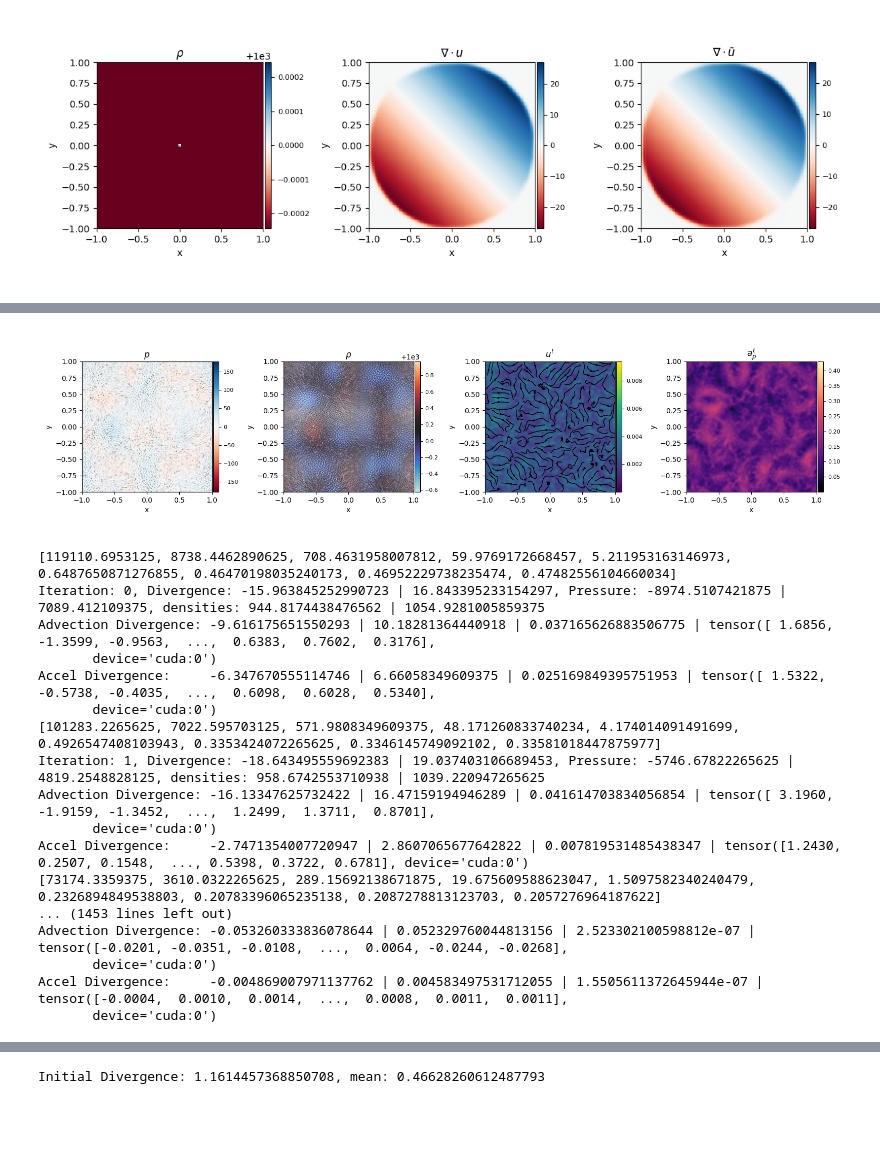
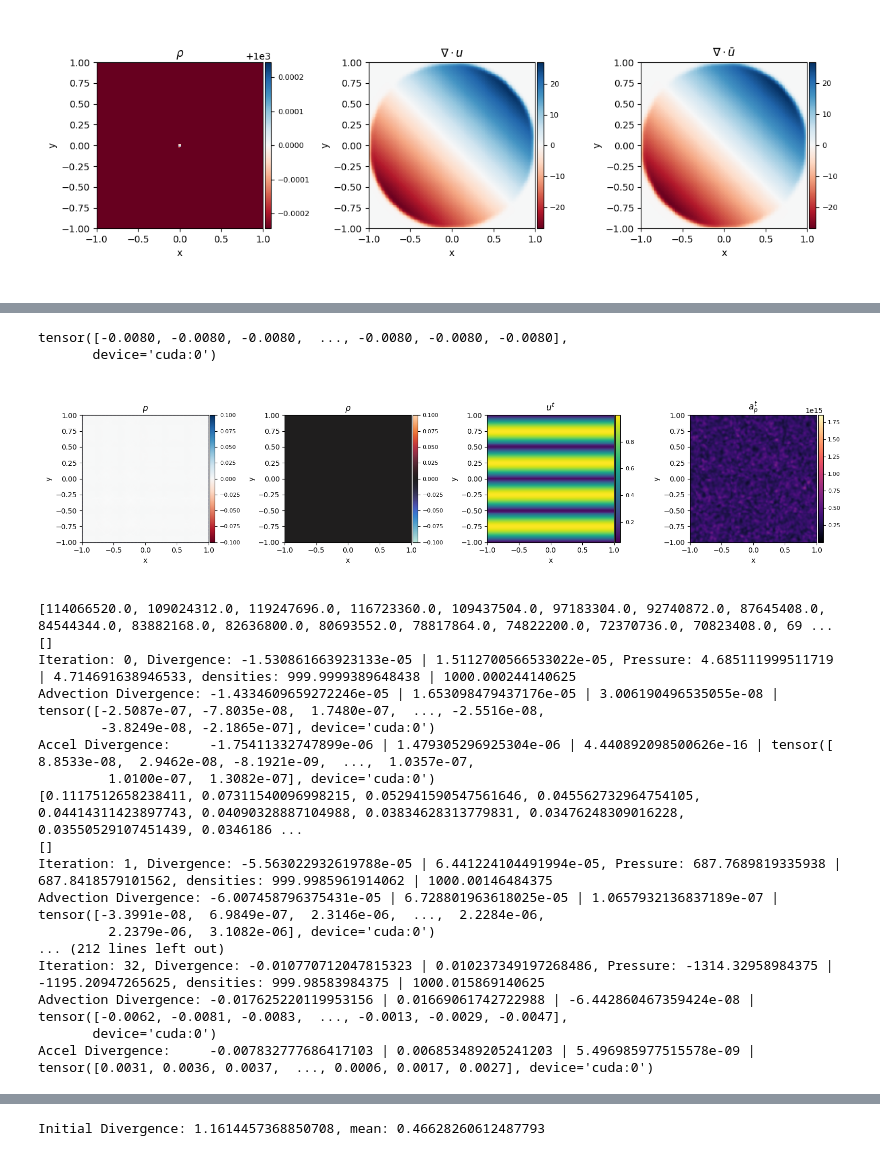
Before and after one commit to wi-re/diffSPH, a Jupyter notebook: partiBench/BiCG.ipynb, the cells around one changed output, grey strips where cells are left out. Saved outputs shown, nothing was run; the diff lists cells and outputs as text; code cells hidden in the pictures; blank space fills up the shorter version.

```diff
--- a/partiBench/BiCG.ipynb
+++ b/partiBench/BiCG.ipynb
@@ -1338 +1349,12 @@ fig.tight_layout()
+# %%
+from diffSPH.v2.sparse import cg as cg_sparse
+
+solverState = copy.deepcopy(initialState)
+
+# solverState['fluid']['velocities'][:,0] =  -torch.clamp(1 - (solverState['fluid']['positions'][:,0]**2 + solverState['fluid']['positions'][:,1]**2), min = 0) * 10
+# solverState['fluid']['velocities'][:,1] =  -torch.clamp(1 - (solverState['fluid']['positions'][:,0]**2 + solverState['fluid']['positions'][:,1]**2), min = 0) * 10
+
+
+solverState['fluid']['velocities'][:,0] = torch.sin(2 * np.pi * solverState['fluid']['positions'][:,0])
+solverState['fluid']['velocities'][:,1] = 0
 # %%
@@ -1450,56 +1608,77 @@ Accel Divergence:     -9.581100463867188 | 10.362763404846191 | 0.04503930732607
+# %%
+finalDiv/accDiv
+# %% [output]
+tensor([-0.0080, -0.0080, -0.0080,  ..., -0.0080, -0.0080, -0.0080],
+       device='cuda:0')
+# %%
+solverState = copy.deepcopy(initialState)
+
+solverState['fluid']['velocities'][:,0] = torch.sin(solverState['fluid']['positions'][:,1] * 2 * np.pi)
+solverState['fluid']['velocities'][:,1] = 0
+solverState['fluid']['pressure'] = torch.zeros_like(solverState['fluid']['densities'])
 # %%
 fig, axis = plt.subplots(1,4, figsize = (16,4), squeeze = False)
 
 
 visualizationState = prepVisualizationState(solverState, config, grid = True)
 # plotRegions(regions, axis[0,0])
 # plotRegions(regions, axis[0,1])
 
 s = 0.25
 div = computeDivergence(solverState['fluid'], solverState['fluid'], solverState['fluid']['neighborhood'], config)
 
 
 pressurePlot = visualizeParticleQuantity(fig, axis[0,0], config, visualizationState, quantity =
                                       'pressure',
                                       mapping = '.x', s = s,
                           scaling = 'sym', gridVisualization=False, cmap = 'RdBu', title = '$p$', which = 'fluid', plotBoth = False, midPoint = 0, streamLines = False)
 rhoPlot = visualizeParticleQuantity(fig, axis[0,1], config, visualizationState, quantity =
-                                      'densities',
+                                      'pressure',
                                       mapping = '.x', s = s,
-                          scaling = 'RdBu', gridVisualization=False, cmap = 'icefire', streamLines = False, operation = None, title = '$\\rho$', plotBoth = False, which = 'fluid', midPoint = 1000)
+                          scaling = 'RdBu', gridVisualization=True, cmap = 'icefire', streamLines = False, operation = None, title = '$\\rho$', plotBoth = False, which = 'fluid', midPoint = 1000)
 velPlot = visualizeParticleQuantity(fig, axis[0,2], config, visualizationState, quantity =
                                       'velocities' ,
                                       mapping = 'L2', s = s,
-                          scaling = 'lin', gridVisualization=True, cmap = 'viridis', streamLines = True, operation = None, title = '$u^t$', plotBoth = False, which = 'fluid', midPoint = 0)
+                          scaling = 'lin', gridVisualization=True, cmap = 'viridis', streamLines = False, operation = None, title = '$u^t$', plotBoth = False, which = 'fluid', midPoint = 0)
 
 accelPlot = visualizeParticleQuantity(fig, axis[0,3], config, visualizationState, quantity =
                                       a_p ,
                                       mapping = 'L2', s = s,
                           scaling = 'lin', gridVisualization=True, cmap = 'magma', streamLines = False, operation = None, title = '$a_p^t$', plotBoth = False, which = 'fluid', midPoint = 0)
 
 
 fig.tight_layout()
 # %% [output]
-[figure, old version]
+[figure, new version]
 # %%
+solverState = copy.deepcopy(initialState)
 
-for i in tqdm(range(256)):
+solverState['fluid']['velocities'][:,0] = torch.sin(solverState['fluid']['positions'][:,1] * 2 * np.pi)
+solverState['fluid']['velocities'][:,1] = 0
+solverState['fluid']['pressure'] = torch.zeros_like(solverState['fluid']['densities'])
+
+
+for i in tqdm(range(33)):
     solverState['time'] += perennialState['dt']
     solverState['timestep'] += 1
 
     searchNeighbors(solverState, config)
+
     solverState['fluid']['densities'], _ = callModule(solverState, computeDensity, config, 'fluid')
     solverState['fluid']['gravityAccel'] = computeGravity(solverState['fluid'], config)
     solverState['fluid']['velocityDiffusion'], _ = callModule(solverState, computeViscosity, config, 'fluid')
     solverState['fluid']['advection'] = solverState['fluid']['gravityAccel'] + solverState['fluid']['velocityDiffusion']
+    solverState['fluid']['advection'][:,0] += torch.sin(2 * np.pi * solverState['fluid']['positions'][:,1]) * solverState['dt']
+
+
     solverState['fluid']['advectionVelocities'] = solverState['fluid']['velocities'] + solverState['fluid']['advection'] * solverState['dt']
     solverState['fluid']['velocityDivergence'] = computeDivergence(solverState['fluid'], solverState['fluid'], solverState['fluid']['neighborhood'], config)
     solverState['fluid']['advectionDivergence'] = computeAdvectionDivergence(solverState['fluid'], solverState['fluid'], solverState['fluid']['neighborhood'], config)
 
 
-    solverState['fluid']['pressure'], iters, convergence = solveISPH(solverState['fluid'], solverState['fluid'], config, solverState['fluid']['neighborhood'])
+    solverState['fluid']['pressure'], iters, convergence, residuals, A, B, M = solveISPH(solverState['fluid'], solverState['fluid'], config, solverState['fluid']['neighborhood'])
 
-    a_p = -sphOperationStates(solverState['fluid'], solverState['fluid'], (solverState['fluid']['pressure'], solverState['fluid']['pressure']), operation = 'gradient', gradientMode='symmetric', neighborhood= solverState['fluid']['neighborhood']) / solverState['fluid']['densities'].view(-1,1)
+    a_p = sphOperationStates(solverState['fluid'], solverState['fluid'], (solverState['fluid']['pressure'], solverState['fluid']['pressure']), operation = 'gradient', gradientMode='summation', neighborhood= solverState['fluid']['neighborhood']) / solverState['fluid']['densities'].view(-1,1)
 
     finalVelocities = solverState['fluid']['advectionVelocities'] + a_p* solverState['dt']
     finalDivergence = sphOperationStates(solverState['fluid'], solverState['fluid'], (finalVelocities, finalVelocities), neighborhood=solverState['fluid']['neighborhood'], operation='divergence')
@@ -1529,7 +1708,7 @@ for i in tqdm(range(256)):
     # print(f'Final Divergence:     {finalDiv.min()} | {finalDiv.max()} | {finalDiv.mean()} | {finalDiv}')
     # print(f'Residual:             {(advDiv - accDiv).min()} | {(advDiv - accDiv).max()} | {(advDiv - accDiv).mean()} | {(advDiv - accDiv)}')
 
-    if i % 16 == 0:
+    if i % 32 == 0:
         searchNeighbors(solverState, config)
         visualizationState = prepVisualizationState(solverState, config, grid = True)
         # visualizationState = prepVisualizationState(perennialState, config)
@@ -1546,20 +1725,20 @@ for i in tqdm(range(256)):
         fig.canvas.flush_events()
         # exportPlot(perennialState, config, fig)
 # %% [output]
-[119110.6953125, 8738.4462890625, 708.4631958007812, 59.9769172668457, 5.211953163146973, 0.6487650871276855, 0.46470198035240173, 0.46952229738235474, 0.47482556104660034]
-Iteration: 0, Divergence: -15.963845252990723 | 16.843395233154297, Pressure: -8974.5107421875 | 7089.412109375, densities: 944.8174438476562 | 1054.9281005859375
-Advection Divergence: -9.616175651550293 | 10.18281364440918 | 0.037165626883506775 | tensor([ 1.6856, -1.3599, -0.9563,  ...,  0.6383,  0.7602,  0.3176],
+[114066520.0, 109024312.0, 119247696.0, 116723360.0, 109437504.0, 97183304.0, 92740872.0, 87645408.0, 84544344.0, 83882168.0, 82636800.0, 80693552.0, 78817864.0, 74822200.0, 72370736.0, 70823408.0, 69 ...
+[]
+Iteration: 0, Divergence: -1.530861663923133e-05 | 1.5112700566533022e-05, Pressure: 4.685111999511719 | 4.714691638946533, densities: 999.9999389648438 | 1000.000244140625
+Advection Divergence: -1.4334609659272246e-05 | 1.653098479437176e-05 | 3.006190496535055e-08 | tensor([-2.5087e-07, -7.8035e-08,  1.7480e-07,  ..., -2.5516e-08,
+        -3.8249e-08, -2.1865e-07], device='cuda:0')
+Accel Divergence:     -1.75411332747899e-06 | 1.479305296925304e-06 | 4.440892098500626e-16 | tensor([ 8.8533e-08,  2.9462e-08, -8.1921e-09,  ...,  1.0357e-07,
+         1.0100e-07,  1.3082e-07], device='cuda:0')
+[0.1117512658238411, 0.07311540096998215, 0.052941590547561646, 0.045562732964754105, 0.04414311423897743, 0.04090328887104988, 0.03834628313779831, 0.03476248309016228, 0.03550529107451439, 0.0346186 ...
+[]
+Iteration: 1, Divergence: -5.563022932619788e-05 | 6.441224104491994e-05, Pressure: 687.7689819335938 | 687.8418579101562, densities: 999.9985961914062 | 1000.00146484375
+Advection Divergence: -6.007458796375431e-05 | 6.728801963618025e-05 | 1.0657932136837189e-07 | tensor([-3.3991e-08,  6.9849e-07,  2.3146e-06,  ...,  2.2284e-06,
+         2.2379e-06,  3.1082e-06], device='cuda:0')
+... (212 lines left out)
+Iteration: 32, Divergence: -0.010770712047815323 | 0.010237349197268486, Pressure: -1314.32958984375 | -1195.20947265625, densities: 999.98583984375 | 1000.015869140625
+Advection Divergence: -0.017625220119953156 | 0.01669061742722988 | -6.442860467359424e-08 | tensor([-0.0062, -0.0081, -0.0083,  ..., -0.0013, -0.0029, -0.0047],
        device='cuda:0')
-Accel Divergence:     -6.347670555114746 | 6.66058349609375 | 0.025169849395751953 | tensor([ 1.5322, -0.5738, -0.4035,  ...,  0.6098,  0.6028,  0.5340],
-       device='cuda:0')
-[101283.2265625, 7022.595703125, 571.9808349609375, 48.171260833740234, 4.174014091491699, 0.4926547408103943, 0.3353424072265625, 0.3346145749092102, 0.33581018447875977]
-Iteration: 1, Divergence: -18.643495559692383 | 19.037403106689453, Pressure: -5746.67822265625 | 4819.2548828125, densities: 958.6742553710938 | 1039.220947265625
-Advection Divergence: -16.13347625732422 | 16.47159194946289 | 0.041614703834056854 | tensor([ 3.1960, -1.9159, -1.3452,  ...,  1.2499,  1.3711,  0.8701],
-       device='cuda:0')
-Accel Divergence:     -2.7471354007720947 | 2.8607065677642822 | 0.007819531485438347 | tensor([1.2430, 0.2507, 0.1548,  ..., 0.5398, 0.3722, 0.6781], device='cuda:0')
-[73174.3359375, 3610.0322265625, 289.15692138671875, 19.675609588623047, 1.5097582340240479, 0.2326894849538803, 0.20783396065235138, 0.2087278813123703, 0.2057276964187622]
-... (1453 lines left out)
-Advection Divergence: -0.053260333836078644 | 0.052329760044813156 | 2.523302100598812e-07 | tensor([-0.0201, -0.0351, -0.0108,  ...,  0.0064, -0.0244, -0.0268],
-       device='cuda:0')
-Accel Divergence:     -0.004869007971137762 | 0.004583497531712055 | 1.5505611372645944e-07 | tensor([-0.0004,  0.0010,  0.0014,  ...,  0.0008,  0.0011,  0.0011],
-       device='cuda:0')
+Accel Divergence:     -0.007832777686417103 | 0.006853489205241203 | 5.496985977515578e-09 | tensor([0.0031, 0.0036, 0.0037,  ..., 0.0006, 0.0017, 0.0027], device='cuda:0')
```
Also changed, not shown: parts of 26 cells of this notebook.
